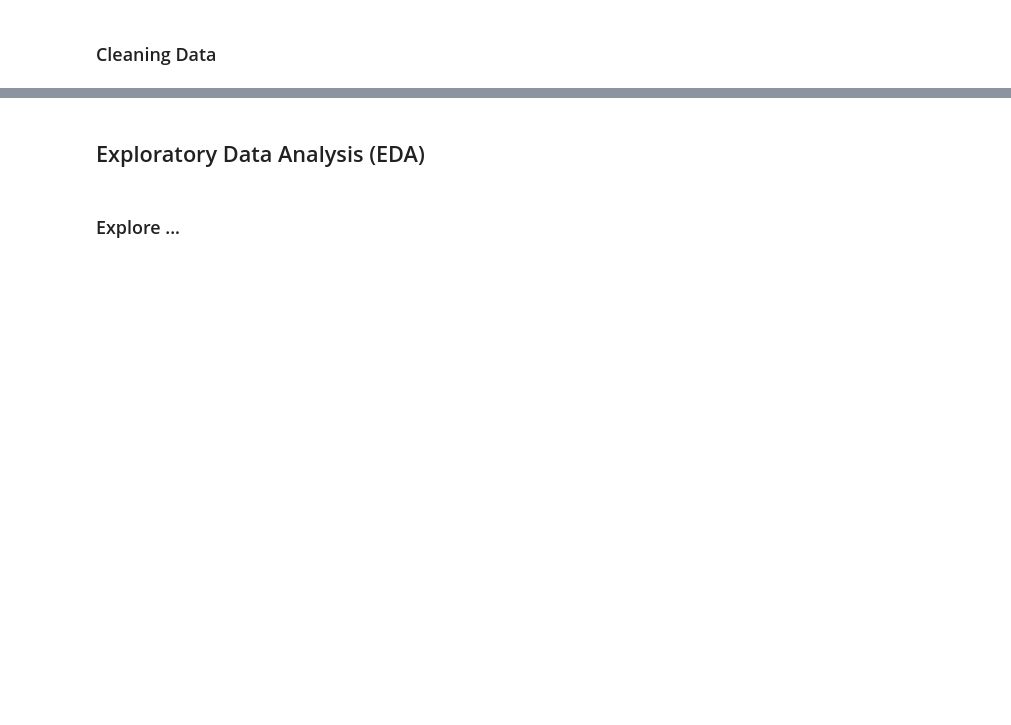
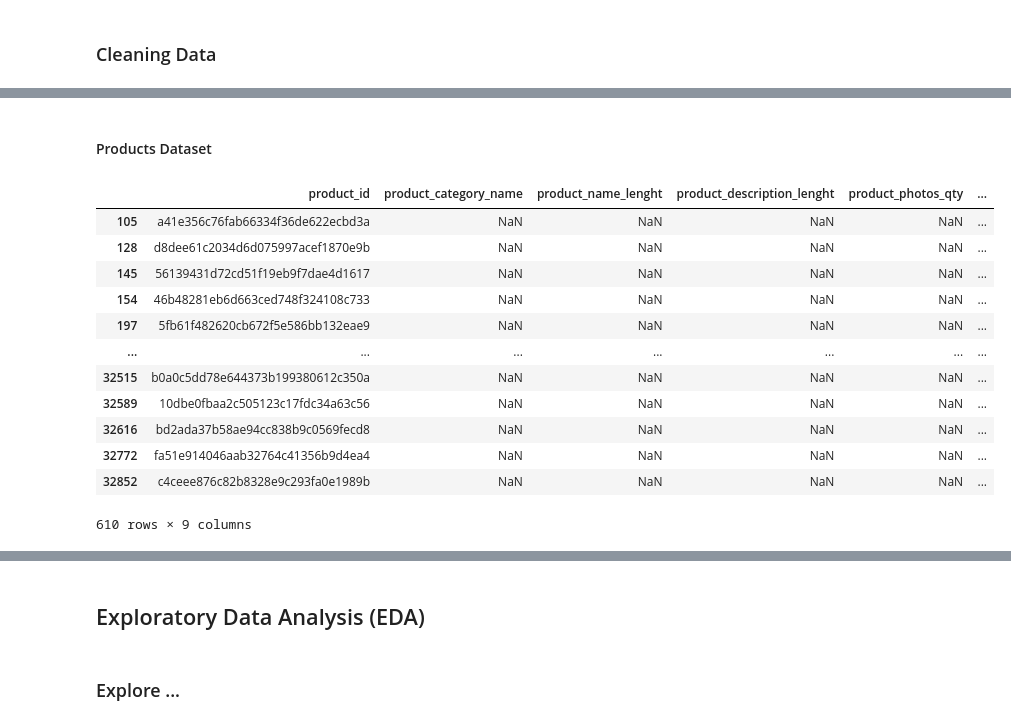
Before and after one commit to Hazz-i/E-commerce-analysis, a Jupyter notebook: notebook.ipynb, the cells around one changed output, grey strips where cells are left out. Drawn from its saved outputs; the diff is of its cells as text; code cells hidden in the pictures; blank space fills up the shorter version.

```diff
--- a/notebook.ipynb
+++ b/notebook.ipynb
@@ -181,0 +788,18 @@ geolocations_df.head(5)
+# %% [markdown]
+#### Products Dataset
+# %%
+products_df[products_df.product_category_name.isna()]
+# %% [output]
+|  | product_id | product_category_name | product_name_lenght | product_description_lenght | product_photos_qty | ... |
+| 105 | a41e356c76fab66334f36de622ecbd3a | NaN | NaN | NaN | NaN | ... |
+| 128 | d8dee61c2034d6d075997acef1870e9b | NaN | NaN | NaN | NaN | ... |
+| 145 | 56139431d72cd51f19eb9f7dae4d1617 | NaN | NaN | NaN | NaN | ... |
+| 154 | 46b48281eb6d663ced748f324108c733 | NaN | NaN | NaN | NaN | ... |
+| 197 | 5fb61f482620cb672f5e586bb132eae9 | NaN | NaN | NaN | NaN | ... |
+| ... | ... | ... | ... | ... | ... | ... |
+| 32515 | b0a0c5dd78e644373b199380612c350a | NaN | NaN | NaN | NaN | ... |
+| 32589 | 10dbe0fbaa2c505123c17fdc34a63c56 | NaN | NaN | NaN | NaN | ... |
+| 32616 | bd2ada37b58ae94cc838b9c0569fecd8 | NaN | NaN | NaN | NaN | ... |
+| 32772 | fa51e914046aab32764c41356b9d4ea4 | NaN | NaN | NaN | NaN | ... |
+| 32852 | c4ceee876c82b8328e9c293fa0e1989b | NaN | NaN | NaN | NaN | ... |
+610 rows × 9 columns
```
Also changed, not shown: parts of 94 cells of this notebook, 1 other file.
